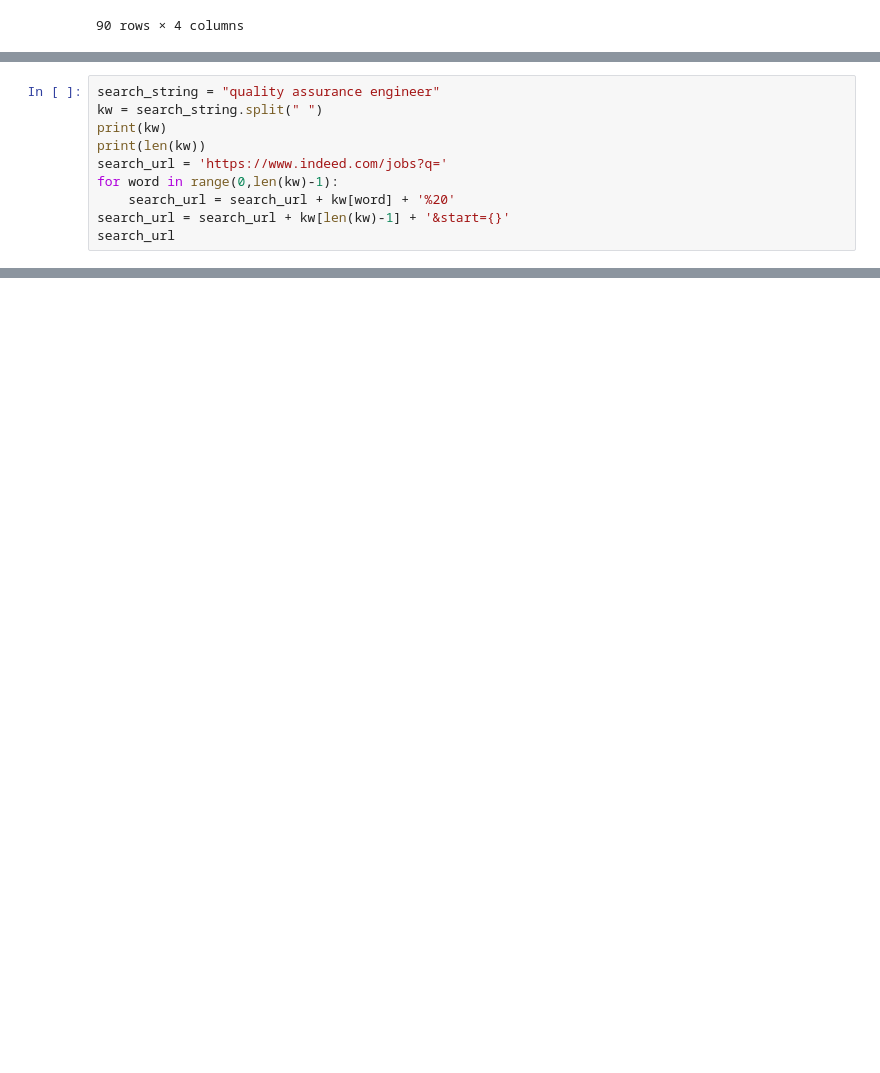
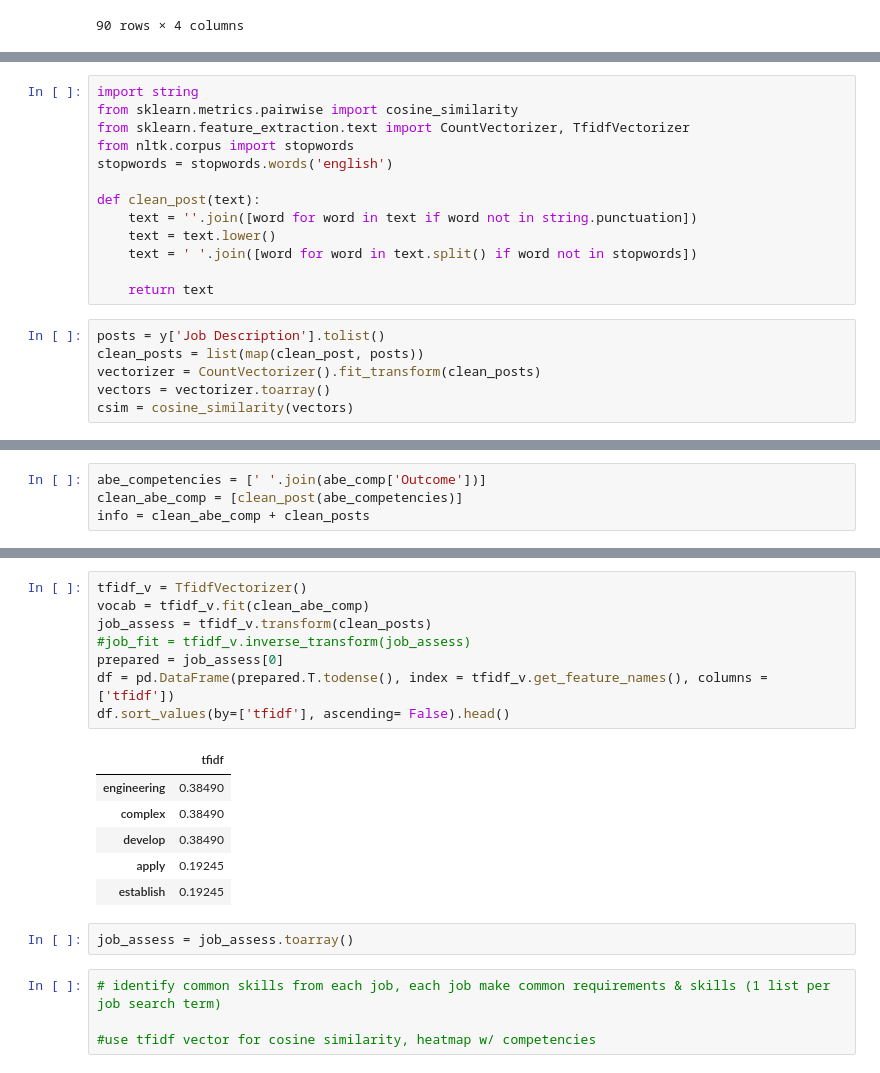
Before and after one commit to kjar0/516X-Final, a Jupyter notebook: ABE Employers.ipynb, the cells around one changed output, grey strips where cells are left out. Saved outputs shown, nothing was run; the diff lists cells and outputs as text; blank space fills up the shorter version.

```diff
--- a/ABE Employers.ipynb
+++ b/ABE Employers.ipynb
@@ -281,10 +230,19 @@ Counter(" ".join(y['Job Description']).split()).most_common(100)
-# %%
-search_string = "quality assurance engineer"
-kw = search_string.split(" ")
-print(kw)
-print(len(kw))
-search_url = 'https://www.indeed.com/jobs?q='
-for word in range(0,len(kw)-1):
-    search_url = search_url + kw[word] + '%20'
-search_url = search_url + kw[len(kw)-1] + '&start={}'
-search_url
+# %%
+import string
+from sklearn.metrics.pairwise import cosine_similarity
+from sklearn.feature_extraction.text import CountVectorizer, TfidfVectorizer
+from nltk.corpus import stopwords
+stopwords = stopwords.words('english')
+
+def clean_post(text):
+    text = ''.join([word for word in text if word not in string.punctuation])
+    text = text.lower()
+    text = ' '.join([word for word in text.split() if word not in stopwords])
+
+    return text
+# %%
+posts = y['Job Description'].tolist()
+clean_posts = list(map(clean_post, posts))
+vectorizer = CountVectorizer().fit_transform(clean_posts)
+vectors = vectorizer.toarray()
+csim = cosine_similarity(vectors)
@@ -290,0 +275,4 @@ search_url
+# %%
+abe_competencies = [' '.join(abe_comp['Outcome'])]
+clean_abe_comp = [clean_post(abe_competencies)]
+info = clean_abe_comp + clean_posts
@@ -290,0 +346,21 @@ search_url
+# %%
+tfidf_v = TfidfVectorizer()
+vocab = tfidf_v.fit(clean_abe_comp)
+job_assess = tfidf_v.transform(clean_posts)
+#job_fit = tfidf_v.inverse_transform(job_assess)
+prepared = job_assess[0]
+df = pd.DataFrame(prepared.T.todense(), index = tfidf_v.get_feature_names(), columns = ['tfidf'])
+df.sort_values(by=['tfidf'], ascending= False).head()
+# %% [output]
+|  | tfidf |
+| engineering | 0.38490 |
+| complex | 0.38490 |
+| develop | 0.38490 |
+| apply | 0.19245 |
+| establish | 0.19245 |
+# %%
+job_assess = job_assess.toarray()
+# %%
+# identify common skills from each job, each job make common requirements & skills (1 list per job search term)
+
+#use tfidf vector for cosine similarity, heatmap w/ competencies
```
Also changed, not shown: parts of 22 cells of this notebook.
